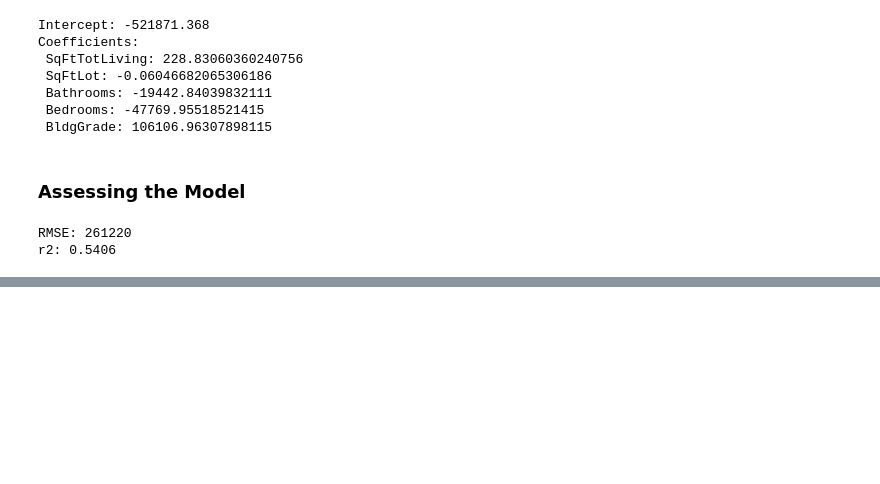
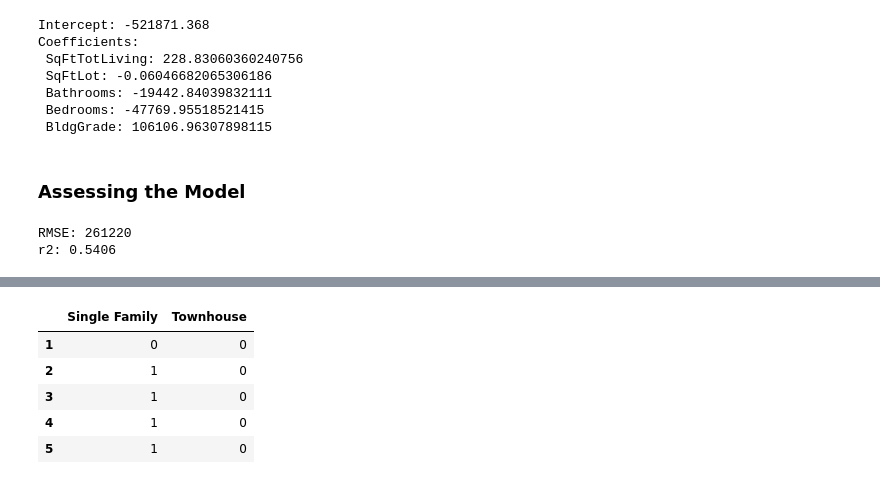
Before and after one commit to vikaschauhan734/practical_statistics_for_data_scientists, a Jupyter notebook: 04.ipynb, the cells around one changed output, grey strips where cells are left out. Cells and saved outputs as stored; diff of their text form; code cells hidden in the pictures; blank space fills up the shorter version.

```diff
--- a/04.ipynb
+++ b/04.ipynb
@@ -111,0 +232,9 @@ strong multicollinearity or other numerical problems.
+# %%
+pd.get_dummies(house['PropertyType'], drop_first=True).head()
+# %% [output]
+|  | Single Family | Townhouse |
+| 1 | 0 | 0 |
+| 2 | 1 | 0 |
+| 3 | 1 | 0 |
+| 4 | 1 | 0 |
+| 5 | 1 | 0 |
```
Also changed, not shown: parts of 15 cells of this notebook.
